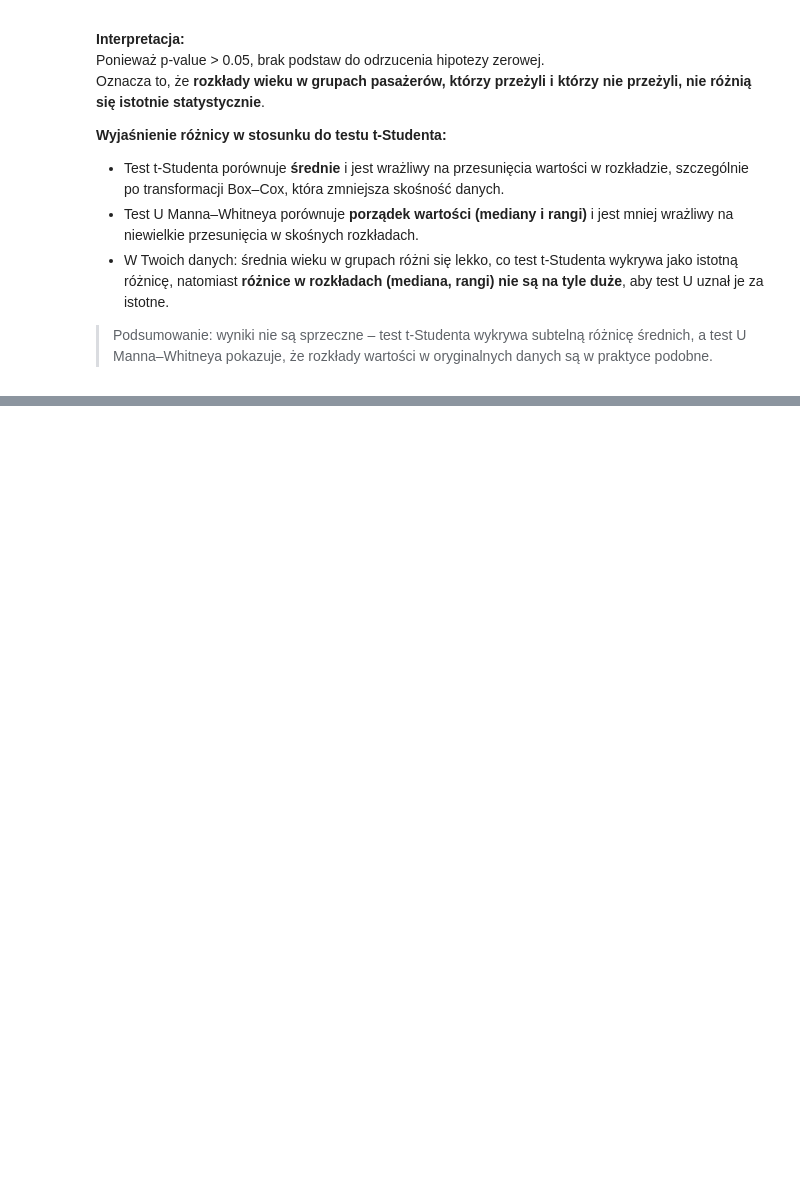
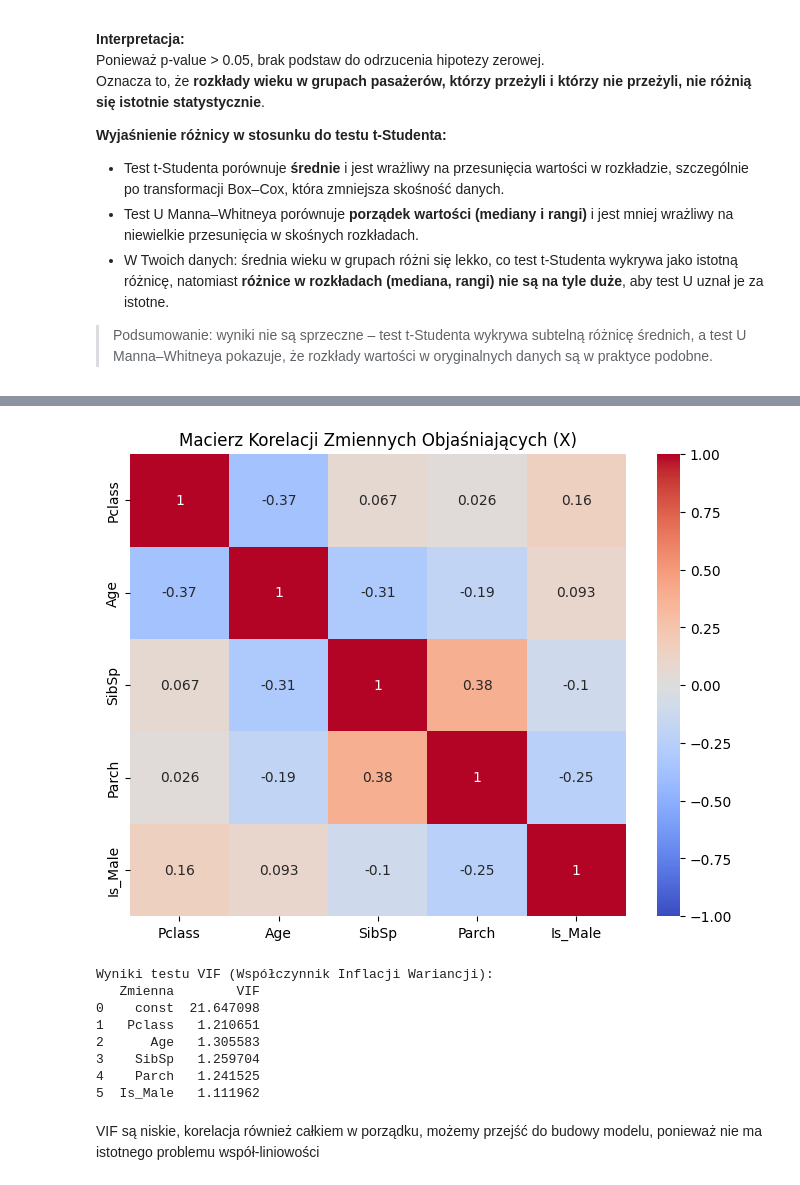
Before and after one commit to Kokat111/Projekt_SAD, a Jupyter notebook: Analiza_statystyczna_Titanic.ipynb, the cells around one changed output, grey strips where cells are left out. Saved outputs shown, nothing was run; the diff lists cells and outputs as text; code cells hidden in the pictures; blank space fills up the shorter version.

```diff
--- a/Analiza_statystyczna_Titanic.ipynb
+++ b/Analiza_statystyczna_Titanic.ipynb
@@ -357,0 +399,34 @@ Oznacza to, że **rozkłady wieku w grupach pasażerów, którzy przeżyli i kt
+# %%
+from statsmodels.stats.outliers_influence import variance_inflation_factor
+from statsmodels.tools.tools import add_constant
+
+features_check = ['Pclass', 'Age', 'SibSp', 'Parch', 'Sex']
+df_check = df[features_check].dropna().copy()
+df_check['Is_Male'] = df_check['Sex'].apply(lambda x: 1 if x == 'male' else 0)
+X_check = df_check[['Pclass', 'Age', 'SibSp', 'Parch', 'Is_Male']]
+
+plt.figure(figsize=(8, 6))
+correlation_matrix = X_check.corr()
+sns.heatmap(correlation_matrix, annot=True, cmap='coolwarm', vmin=-1, vmax=1)
+plt.title('Macierz Korelacji Zmiennych Objaśniających (X)')
+plt.show()
+X_vif = add_constant(X_check)
+vif_data = pd.DataFrame()
+vif_data["Zmienna"] = X_vif.columns
+vif_data["VIF"] = [variance_inflation_factor(X_vif.values, i)
+                   for i in range(len(X_vif.columns))]
+
+print("Wyniki testu VIF (Współczynnik Inflacji Wariancji):")
+print(vif_data)
+# %% [output]
+[figure, added]
+Wyniki testu VIF (Współczynnik Inflacji Wariancji):
+   Zmienna        VIF
+0    const  21.647098
+1   Pclass   1.210651
+2      Age   1.305583
+3    SibSp   1.259704
+4    Parch   1.241525
+5  Is_Male   1.111962
+# %% [markdown]
+VIF są niskie, korelacja również całkiem w porządku, możemy przejść do budowy modelu, ponieważ nie ma istotnego problemu współ-liniowości
```
Also changed, not shown: parts of 6 cells of this notebook.
